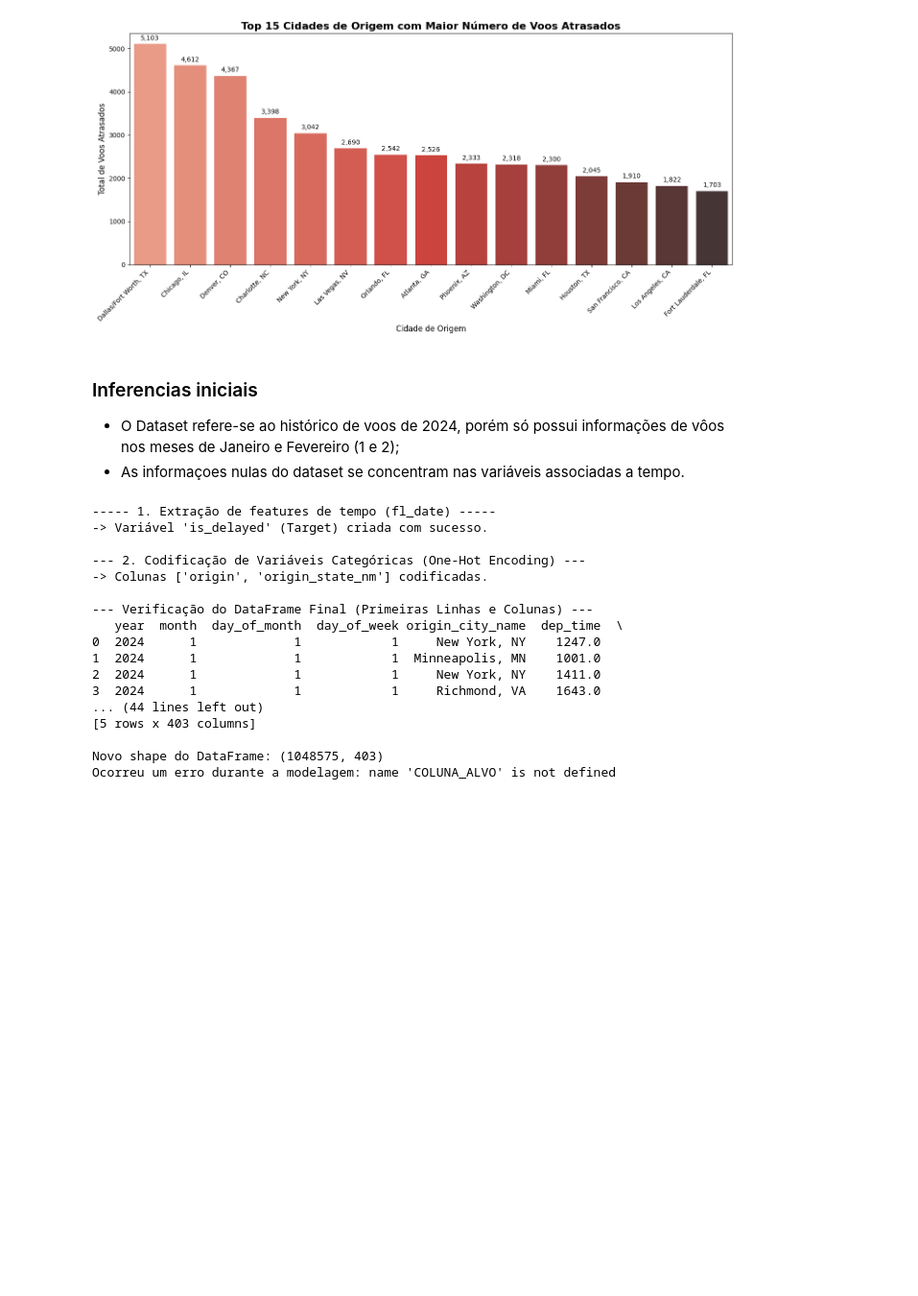
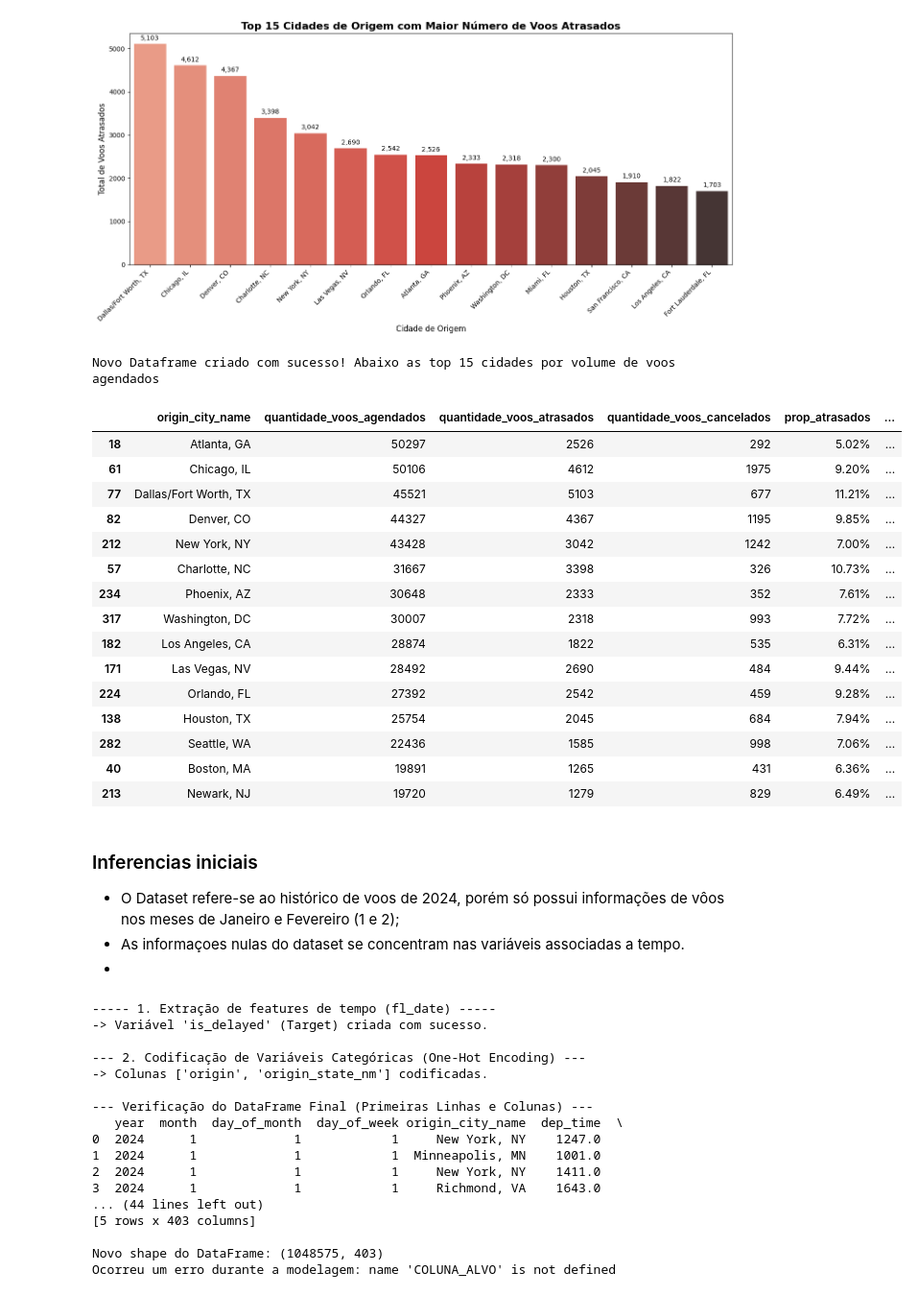
Before and after one commit to PedroHeinrickg/Modelo-ML-Voos_2024, a Jupyter notebook: Analise_voos.ipynb, the cells around one changed output. Shown at 96% size. Drawn from its saved outputs; the diff is of its cells as text; code cells hidden in the pictures; blank space fills up the shorter version.

```diff
--- a/Analise_voos.ipynb
+++ b/Analise_voos.ipynb
@@ -183,11 +209,61 @@ Passing `palette` without assigning `hue` is deprecated and will be removed in v
 
   grafico_voos_atrasados = sns.barplot(
 [figure]
+# %%
+# Agrupa pela cidade e aplica as funções de agregação necessárias
+df_resumo_cidade = df.groupby('origin_city_name').agg(
+        # 1. Quantidade de Voos Agendados (simplesmente a contagem de observações)
+        quantidade_voos_agendados=('year', 'count'),
+
+        # 2. Quantidade de Voos Atrasados (soma do nosso indicador binário)
+        quantidade_voos_atrasados=('flag_atrasado', 'sum'),
+
+        # 4. Quantidade de Voos Cancelados (soma da coluna 'cancelled')
+        quantidade_voos_cancelados=('cancelled', 'sum')
+
+    ).reset_index() # Transforma o índice 'origin_city_name' em uma coluna
+
+df_resumo_cidade['prop_atrasados'] = (
+    df_resumo_cidade['quantidade_voos_atrasados'] / df_resumo_cidade['quantidade_voos_agendados']
+)
+
+df_resumo_cidade['prop_cancelados'] = (
+    df_resumo_cidade['quantidade_voos_cancelados'] / df_resumo_cidade['quantidade_voos_agendados']
+)
+
+df_resumo_cidade = df_resumo_cidade.sort_values(
+    by='quantidade_voos_agendados', ascending=False
+)
+
+df_resumo_cidade['prop_atrasados'] = df_resumo_cidade['prop_atrasados'].map('{:.2%}'.format)
+df_resumo_cidade['prop_cancelados'] = df_resumo_cidade['prop_cancelados'].map('{:.2%}'.format)
+
+print(f"Novo Dataframe criado com sucesso! Abaixo as top 15 cidades por volume de voos agendados")
+display(df_resumo_cidade.head(15))
+# %% [output]
+Novo Dataframe criado com sucesso! Abaixo as top 15 cidades por volume de voos agendados
+|  | origin_city_name | quantidade_voos_agendados | quantidade_voos_atrasados | quantidade_voos_cancelados | prop_atrasados | ... |
+| 18 | Atlanta, GA | 50297 | 2526 | 292 | 5.02% | ... |
+| 61 | Chicago, IL | 50106 | 4612 | 1975 | 9.20% | ... |
+| 77 | Dallas/Fort Worth, TX | 45521 | 5103 | 677 | 11.21% | ... |
+| 82 | Denver, CO | 44327 | 4367 | 1195 | 9.85% | ... |
+| 212 | New York, NY | 43428 | 3042 | 1242 | 7.00% | ... |
+| 57 | Charlotte, NC | 31667 | 3398 | 326 | 10.73% | ... |
+| 234 | Phoenix, AZ | 30648 | 2333 | 352 | 7.61% | ... |
+| 317 | Washington, DC | 30007 | 2318 | 993 | 7.72% | ... |
+| 182 | Los Angeles, CA | 28874 | 1822 | 535 | 6.31% | ... |
+| 171 | Las Vegas, NV | 28492 | 2690 | 484 | 9.44% | ... |
+| 224 | Orlando, FL | 27392 | 2542 | 459 | 9.28% | ... |
+| 138 | Houston, TX | 25754 | 2045 | 684 | 7.94% | ... |
+| 282 | Seattle, WA | 22436 | 1585 | 998 | 7.06% | ... |
+| 40 | Boston, MA | 19891 | 1265 | 431 | 6.36% | ... |
+| 213 | Newark, NJ | 19720 | 1279 | 829 | 6.49% | ... |
 # %% [markdown]
 ### Inferencias iniciais ###
 
 - O Dataset refere-se ao histórico de voos de 2024, porém só possui informações de vôos nos meses de Janeiro e Fevereiro (1 e 2);
 - As informaçoes nulas do dataset se concentram nas variáveis associadas a tempo.
+-
 # %%
 coluna_alvo = 'cancelled'
 
```
Also changed, not shown: parts of 3 cells of this notebook.
